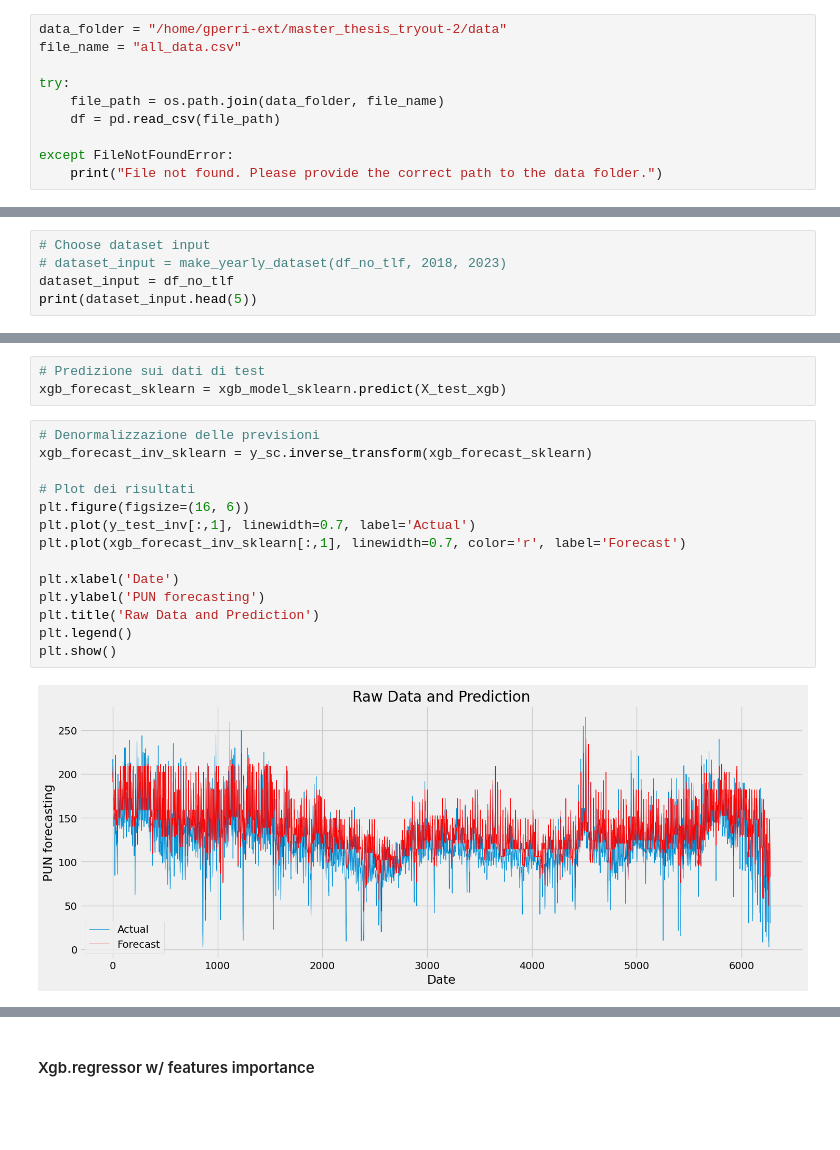
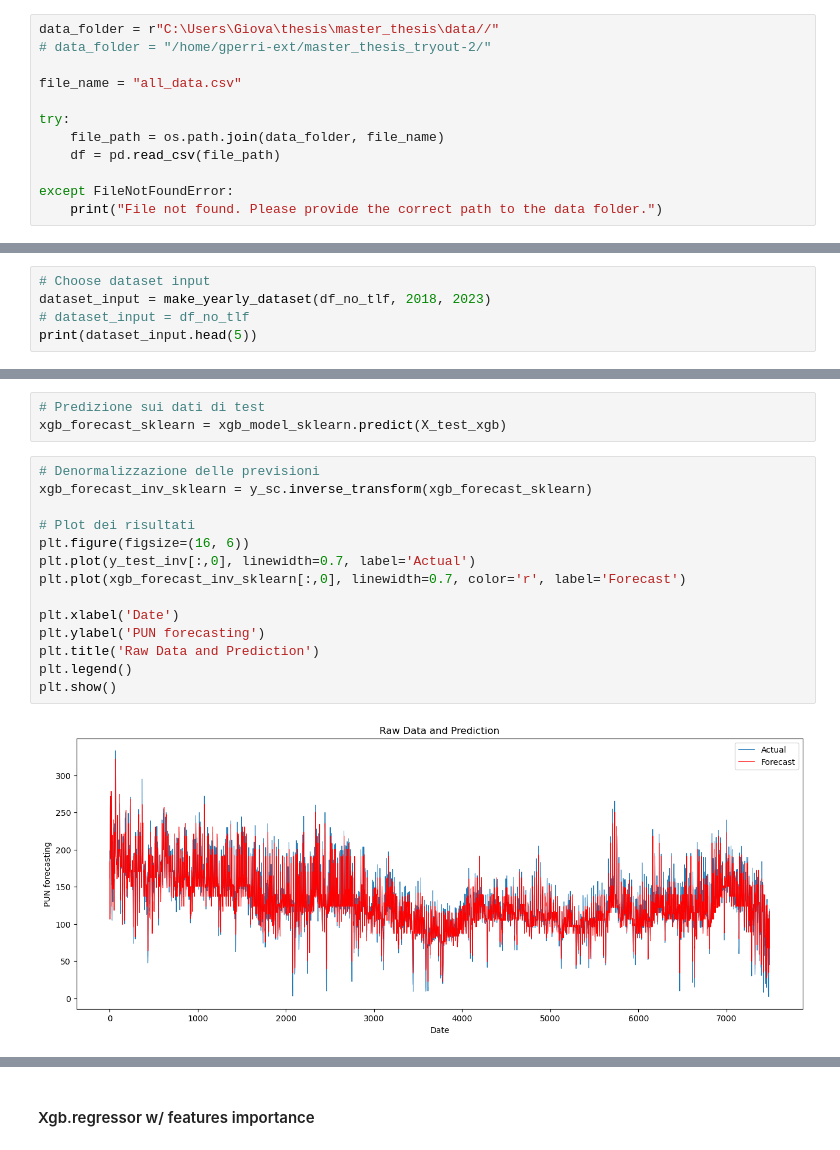
Before and after one commit to GiovanniPerri23/master_thesis, a Jupyter notebook: notebooks_try/XGBoost_model.ipynb, the cells around one changed output, grey strips where cells are left out. Saved outputs shown, nothing was run; the diff lists cells and outputs as text; blank space fills up the shorter version.

```diff
--- a/notebooks_try/XGBoost_model.ipynb
+++ b/notebooks_try/XGBoost_model.ipynb
@@ -32,7 +31,9 @@ ImportError: cannot import name 'errors_on_rows' from 'models.daily_errors' (/ho
 # %% [markdown]
 ### Importing data
 # %%
-data_folder = "/home/gperri-ext/master_thesis_tryout-2/data"
+data_folder = r"C:\Users\Giova\thesis\master_thesis\data//"
+# data_folder = "/home/gperri-ext/master_thesis_tryout-2/"
+
 file_name = "all_data.csv"
 
 try:
@@ -58,7 +59,7 @@ df_no_tlf = df[['PUN','PUN_d+1-7','GAS', 'GAS_d+1-7','Total_Load_d+1-7','GiornoS
 # df_temp = df[['PUN','PUN_d+1-7','GAS','GiornoSettimana', 'Ora', 'holiday']]
 # %%
 # Choose dataset input
-# dataset_input = make_yearly_dataset(df_no_tlf, 2018, 2023)
-dataset_input = df_no_tlf
+dataset_input = make_yearly_dataset(df_no_tlf, 2018, 2023)
+# dataset_input = df_no_tlf
 print(dataset_input.head(5))
 # %% [output]
@@ -365,19 +369,19 @@ xgb_forecast_sklearn = xgb_model_sklearn.predict(X_test_xgb)
 # %%
 # Denormalizzazione delle previsioni
 xgb_forecast_inv_sklearn = y_sc.inverse_transform(xgb_forecast_sklearn)
 
 # Plot dei risultati
 plt.figure(figsize=(16, 6))
-plt.plot(y_test_inv[:,1], linewidth=0.7, label='Actual')
-plt.plot(xgb_forecast_inv_sklearn[:,1], linewidth=0.7, color='r', label='Forecast')
+plt.plot(y_test_inv[:,0], linewidth=0.7, label='Actual')
+plt.plot(xgb_forecast_inv_sklearn[:,0], linewidth=0.7, color='r', label='Forecast')
 
 plt.xlabel('Date')
 plt.ylabel('PUN forecasting')
 plt.title('Raw Data and Prediction')
 plt.legend()
 plt.show()
 # %% [output]
-[figure, old version]
+[figure, new version]
 # %%
 evaluate_and_plot_timeseries(y_test_inv, xgb_forecast_inv_sklearn)
 # %% [output]
```
Also changed, not shown: parts of 19 cells of this notebook, 3 other files.
